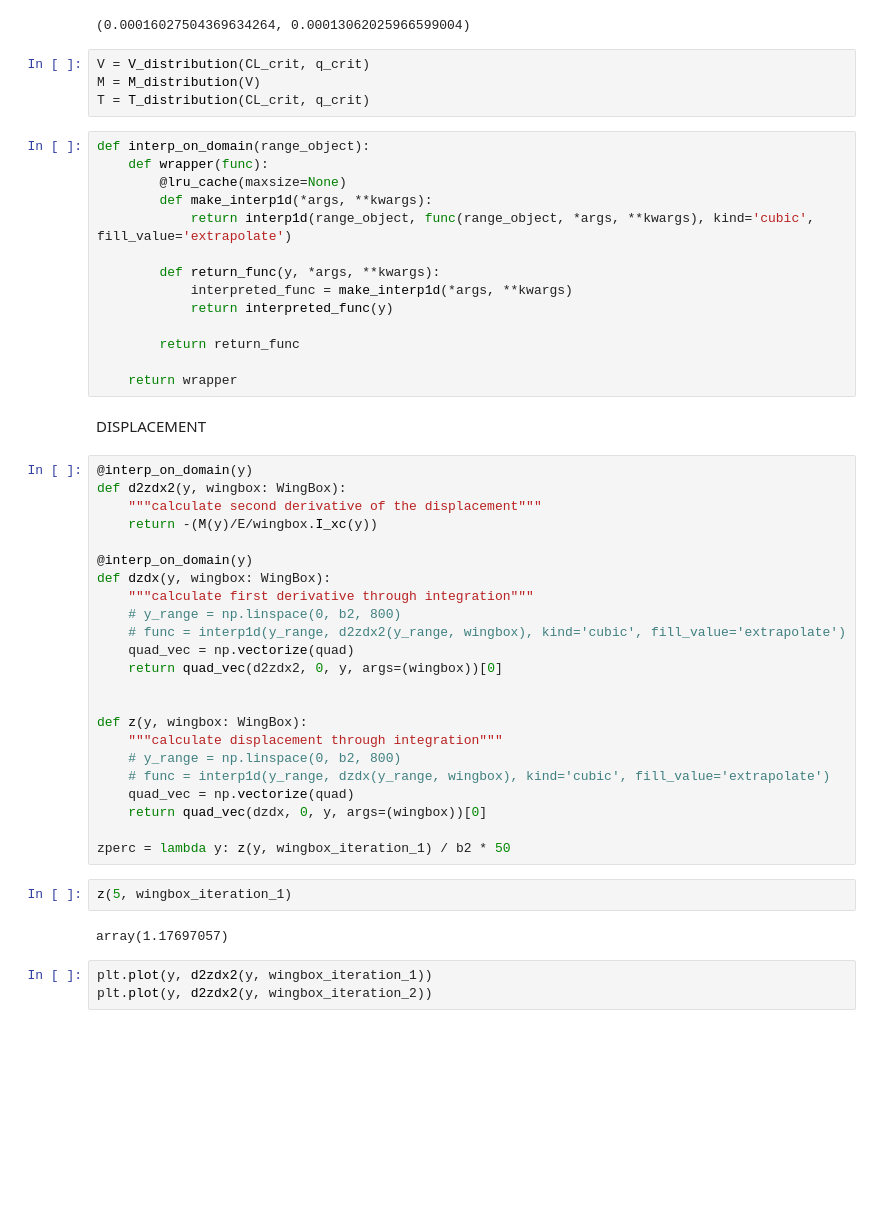
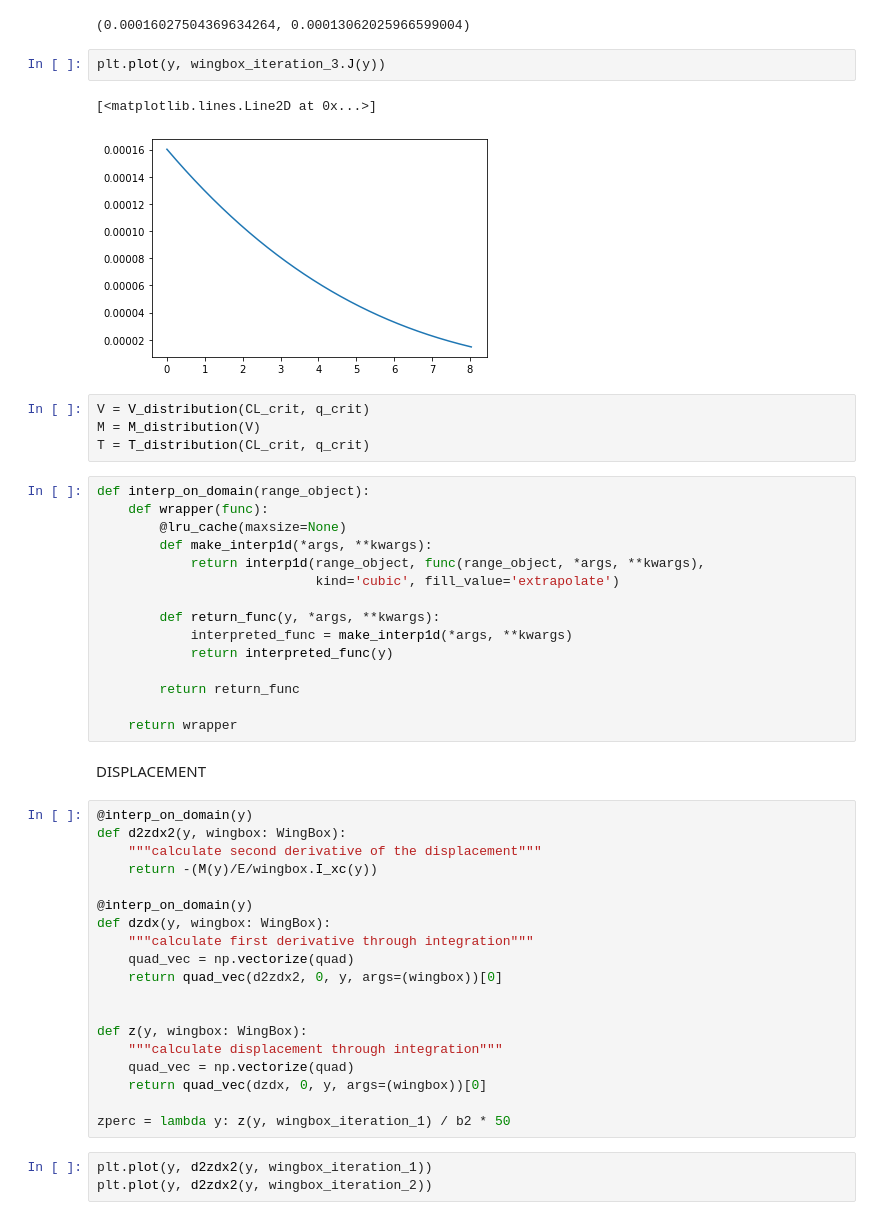
Before and after one commit to LucaDissel/Workpackage4-5, a Jupyter notebook: Main.ipynb, the cells around one changed output. Cells and saved outputs as stored; diff of their text form; blank space fills up the shorter version.

```diff
--- a/Main.ipynb
+++ b/Main.ipynb
@@ -276,6 +294,11 @@ wingbox_iteration_3 = WingBox(0.2, t_2, 0.6, t_2, t_2, t_2, middle_spar_x=0.4, m
 wingbox_iteration_3.J(0), wingbox_iteration_1.J(0)
 # %% [output]
 (0.00016027504369634264, 0.00013062025966599004)
+# %%
+plt.plot(y, wingbox_iteration_3.J(y))
+# %% [output]
+[<matplotlib.lines.Line2D at 0x...>]
+[figure, added]
 # %%
 V = V_distribution(CL_crit, q_crit)
 M = M_distribution(V)
@@ -285,7 +308,8 @@ def interp_on_domain(range_object):
     def wrapper(func):
         @lru_cache(maxsize=None)
         def make_interp1d(*args, **kwargs):
-            return interp1d(range_object, func(range_object, *args, **kwargs), kind='cubic', fill_value='extrapolate')
+            return interp1d(range_object, func(range_object, *args, **kwargs),
+                            kind='cubic', fill_value='extrapolate')
 
         def return_func(y, *args, **kwargs):
             interpreted_func = make_interp1d(*args, **kwargs)
@@ -305,24 +329,16 @@ def d2zdx2(y, wingbox: WingBox):
 @interp_on_domain(y)
 def dzdx(y, wingbox: WingBox):
     """calculate first derivative through integration"""
-    # y_range = np.linspace(0, b2, 800)
-    # func = interp1d(y_range, d2zdx2(y_range, wingbox), kind='cubic', fill_value='extrapolate')
     quad_vec = np.vectorize(quad)
     return quad_vec(d2zdx2, 0, y, args=(wingbox))[0]
 
 
 def z(y, wingbox: WingBox):
     """calculate displacement through integration"""
-    # y_range = np.linspace(0, b2, 800)
-    # func = interp1d(y_range, dzdx(y_range, wingbox), kind='cubic', fill_value='extrapolate')
     quad_vec = np.vectorize(quad)
     return quad_vec(dzdx, 0, y, args=(wingbox))[0]
 
 zperc = lambda y: z(y, wingbox_iteration_1) / b2 * 50
-# %%
-z(5, wingbox_iteration_1)
-# %% [output]
-array(1.17697057)
 # %%
 plt.plot(y, d2zdx2(y, wingbox_iteration_1))
 plt.plot(y, d2zdx2(y, wingbox_iteration_2))
```
Also changed, not shown: parts of 16 cells of this notebook.
